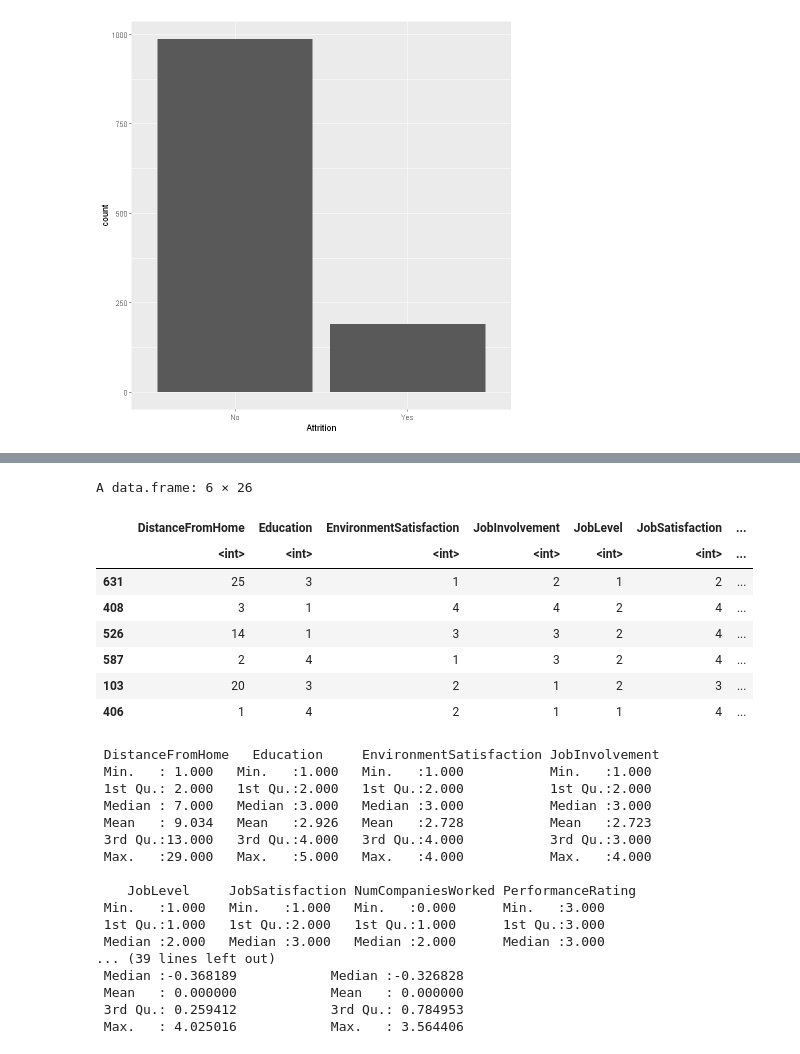
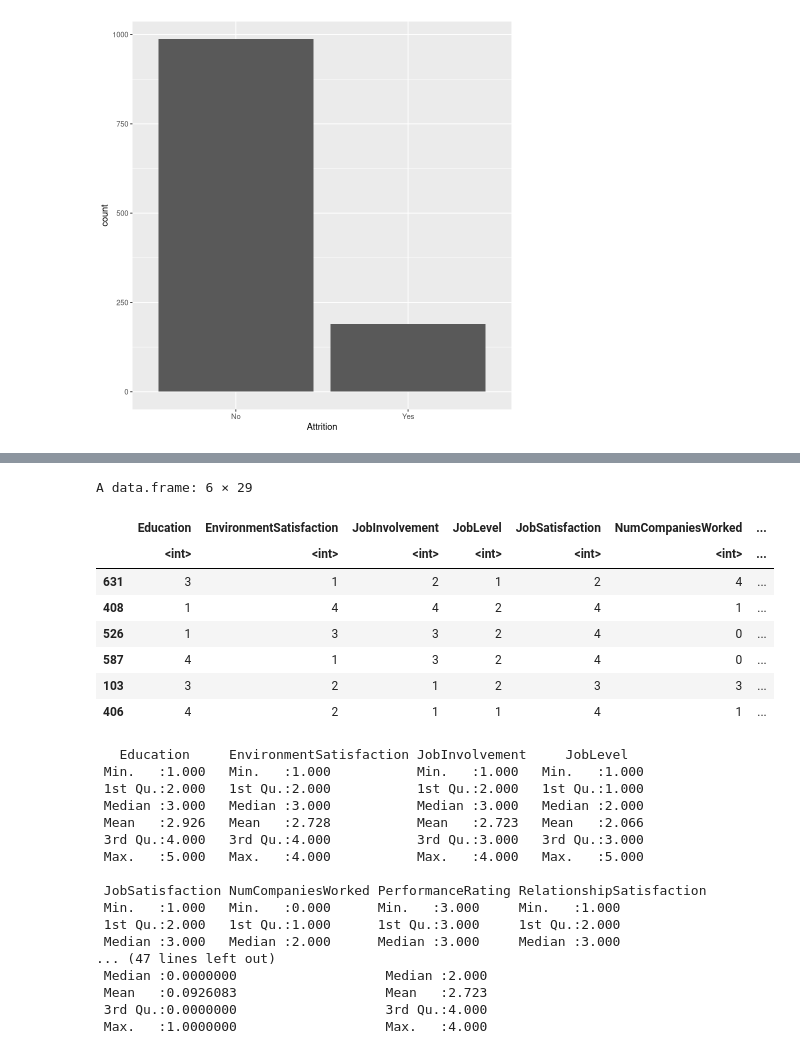
Before and after one commit to cchuang1024/nccu-data-mining, a Jupyter notebook: HW2_R.ipynb, the cells around one changed output, grey strips where cells are left out. Drawn from its saved outputs; the diff is of its cells as text; code cells hidden in the pictures.

```diff
--- a/HW2_R.ipynb
+++ b/HW2_R.ipynb
@@ -163,6 +184,9 @@ marital_mapper <- function(marital){
 attrition_mapper <- function(attrition){
   return(ifelse(attrition=='Yes', 1, 0))
 }
+couple_generator <- function(marital) {
+  return(ifelse(marital=='Married', 1, 0))
+}
 # %%
 train_dt <- function(df, depth=5) {
   model <- rpart(
@@ -302,59 +339,65 @@ evaluate_model <- function(df, pred){
 # %%
 wrangling_process <- function(df){
   df <- set_col_to_category(df, 'Gender', 'Gender_1', gender_mapper)
   df <- set_col_to_category(df, 'Age', 'Age_1', age_mapper)
   df <- set_col_to_category(df, 'BusinessTravel', 'BusinessTravel_1', travel_mapper)
   df <- set_col_to_category(df, 'Department', 'Department_1', department_mapper)
   df <- set_col_to_category(df, 'EducationField', 'EducationField_1', field_mapper)
   df <- set_col_to_numerical_factor(df, 'JobRole', 'JobRole_1')
   df <- set_col_to_category(df, 'MaritalStatus', 'MaritalStatus_1', marital_mapper)
+  df <- set_col_to_category(df, 'MaritalStatus', 'Couple', couple_generator)
+  df <- set_col_to_numeric(df, 'Couple')
   df <- set_col_to_category(df, 'Attrition', 'Target', attrition_mapper)
   df <- set_col_to_log(df, 'MonthlyIncome', 'MonthlyIncome_1')
   df <- set_col_to_scale(df, 'TotalWorkingYears', 'TotalWorkingYears_1')
   df <- set_col_to_scale(df, 'YearsAtCompany', 'YearsAtCompany_1')
   df <- set_col_to_scale(df, 'YearsInCurrentRole', 'YearsInCurrentRole_1')
   df <- set_col_to_scale(df, 'YearsSinceLastPromotion', 'YearsSinceLastPromotion_1')
   df <- set_col_to_scale(df, 'YearsWithCurrManager', 'YearsWithCurrManager_1')
+  df <- set_col_to_scale(df, 'DistanceFromHome', 'DistanceFromHome_1')
+
+  df['HighSatisfy'] <- ifelse((df['EnvironmentSatisfaction']==4) & (df['JobSatisfaction']==4), 1, 0)
+  df['AgvSatisfy'] <- round((df['EnvironmentSatisfaction'] + df['JobSatisfaction']) / 2, digits = 0)
 
   df <- remove_cols(df, 'Gender', 'Age', 'BusinessTravel', 'Department',
                     'EducationField', 'JobRole', 'EmployeeNumber', 'MaritalStatus', 'Attrition',
                     'MonthlyIncome', 'EmployeeNumber',
                     'TotalWorkingYears', 'YearsAtCompany', 'YearsInCurrentRole',
-                    'YearsSinceLastPromotion', 'YearsWithCurrManager')
+                    'YearsSinceLastPromotion', 'YearsWithCurrManager', 'DistanceFromHome')
 
   return(df)
 }
 
 df.procd <- shuffle_frame(wrangling_process(df.train))
 head(df.procd)
 summary(df.procd)
 # %% [output]
-A data.frame: 6 × 26
+A data.frame: 6 × 29
-|  | DistanceFromHome | Education | EnvironmentSatisfaction | JobInvolvement | JobLevel | JobSatisfaction | ... |
+|  | Education | EnvironmentSatisfaction | JobInvolvement | JobLevel | JobSatisfaction | NumCompaniesWorked | ... |
 |  | <int> | <int> | <int> | <int> | <int> | <int> | ... |
-| 631 | 25 | 3 | 1 | 2 | 1 | 2 | ... |
-| 408 | 3 | 1 | 4 | 4 | 2 | 4 | ... |
-| 526 | 14 | 1 | 3 | 3 | 2 | 4 | ... |
-| 587 | 2 | 4 | 1 | 3 | 2 | 4 | ... |
-| 103 | 20 | 3 | 2 | 1 | 2 | 3 | ... |
-| 406 | 1 | 4 | 2 | 1 | 1 | 4 | ... |
+| 631 | 3 | 1 | 2 | 1 | 2 | 4 | ... |
+| 408 | 1 | 4 | 4 | 2 | 4 | 1 | ... |
+| 526 | 1 | 3 | 3 | 2 | 4 | 0 | ... |
+| 587 | 4 | 1 | 3 | 2 | 4 | 0 | ... |
+| 103 | 3 | 2 | 1 | 2 | 3 | 3 | ... |
+| 406 | 4 | 2 | 1 | 1 | 4 | 1 | ... |
- DistanceFromHome   Education     EnvironmentSatisfaction JobInvolvement
- Min.   : 1.000   Min.   :1.000   Min.   :1.000           Min.   :1.000
- 1st Qu.: 2.000   1st Qu.:2.000   1st Qu.:2.000           1st Qu.:2.000
- Median : 7.000   Median :3.000   Median :3.000           Median :3.000
- Mean   : 9.034   Mean   :2.926   Mean   :2.728           Mean   :2.723
- 3rd Qu.:13.000   3rd Qu.:4.000   3rd Qu.:4.000           3rd Qu.:3.000
- Max.   :29.000   Max.   :5.000   Max.   :4.000           Max.   :4.000
+   Education     EnvironmentSatisfaction JobInvolvement     JobLevel
+ Min.   :1.000   Min.   :1.000           Min.   :1.000   Min.   :1.000
+ 1st Qu.:2.000   1st Qu.:2.000           1st Qu.:2.000   1st Qu.:1.000
+ Median :3.000   Median :3.000           Median :3.000   Median :2.000
+ Mean   :2.926   Mean   :2.728           Mean   :2.723   Mean   :2.066
+ 3rd Qu.:4.000   3rd Qu.:4.000           3rd Qu.:3.000   3rd Qu.:3.000
+ Max.   :5.000   Max.   :4.000           Max.   :4.000   Max.   :5.000
 
-    JobLevel     JobSatisfaction NumCompaniesWorked PerformanceRating
- Min.   :1.000   Min.   :1.000   Min.   :0.000      Min.   :3.000
- 1st Qu.:1.000   1st Qu.:2.000   1st Qu.:1.000      1st Qu.:3.000
- Median :2.000   Median :3.000   Median :2.000      Median :3.000
-... (39 lines left out)
- Median :-0.368189            Median :-0.326828
- Mean   : 0.000000            Mean   : 0.000000
- 3rd Qu.: 0.259412            3rd Qu.: 0.784953
- Max.   : 4.025016            Max.   : 3.564406
+ JobSatisfaction NumCompaniesWorked PerformanceRating RelationshipSatisfaction
+ Min.   :1.000   Min.   :0.000      Min.   :3.000     Min.   :1.000
+ 1st Qu.:2.000   1st Qu.:1.000      1st Qu.:3.000     1st Qu.:2.000
+ Median :3.000   Median :2.000      Median :3.000     Median :3.000
+... (47 lines left out)
+ Median :0.0000000                   Median :2.000
+ Mean   :0.0926083                   Mean   :2.723
+ 3rd Qu.:0.0000000                   3rd Qu.:4.000
+ Max.   :1.0000000                   Max.   :4.000
 # %%
 fold <- 3
 index <- 2
```
Also changed, not shown: parts of 11 cells of this notebook, 1 other file.
